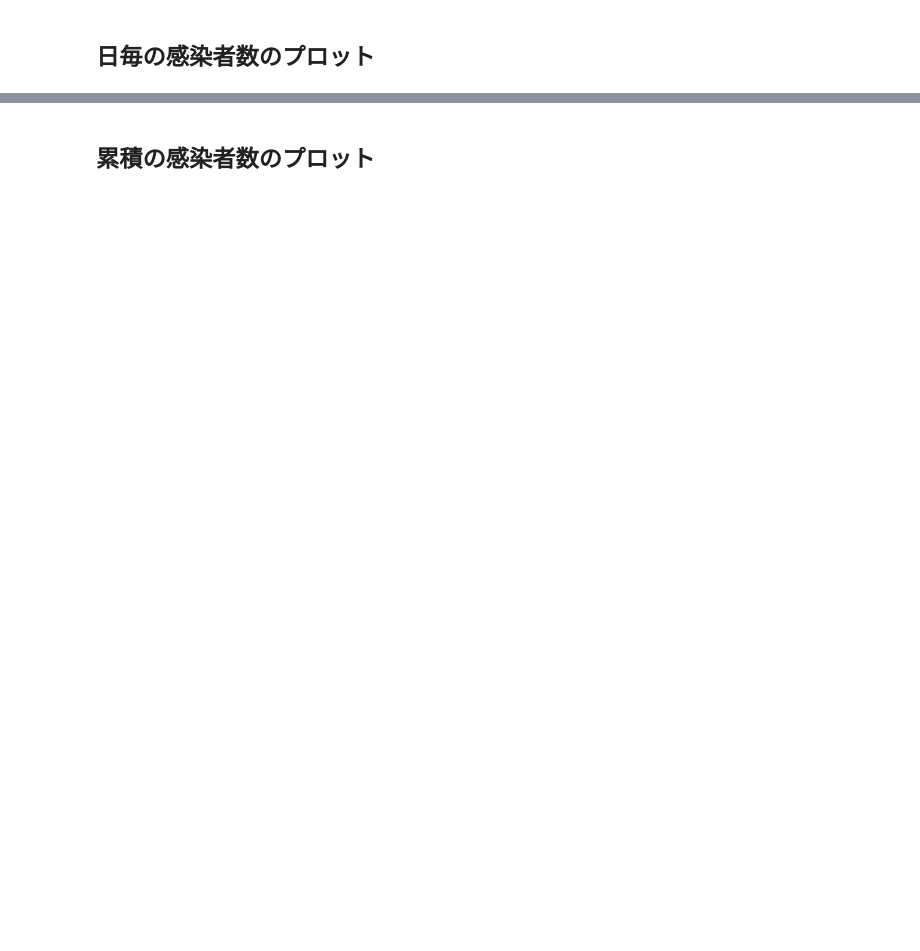
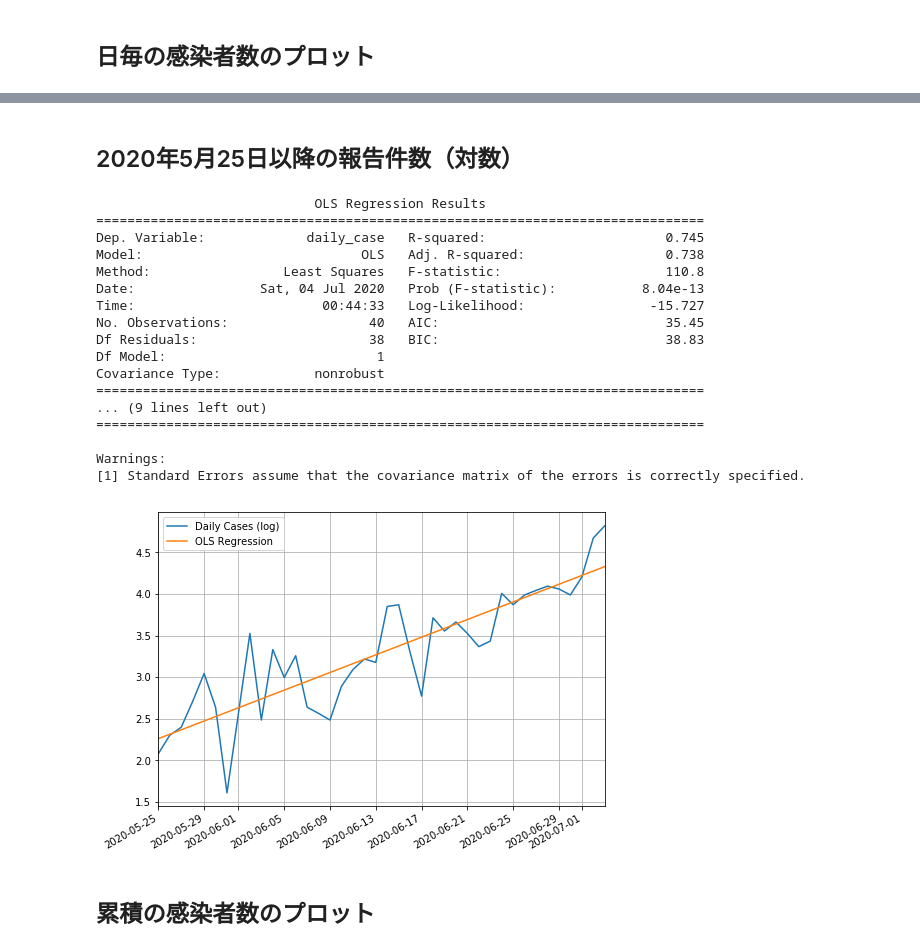
Before and after one commit to dgakane/covid19, a Jupyter notebook: nb/tokyo.ipynb, the cells around one changed output, grey strips where cells are left out. Drawn from its saved outputs; the diff is of its cells as text; code cells hidden in the pictures; blank space fills up the shorter version.

```diff
--- a/nb/tokyo.ipynb
+++ b/nb/tokyo.ipynb
@@ -115,3 +128,45 @@ plt.show()
+# %% [markdown]
+## 2020年5月25日以降の報告件数（対数）
+# %%
+import statsmodels.api as sm
+
+after_lifting = df_daily["2020-05-25":]
+
+y = np.log(after_lifting["daily_case"])
+x = range(len(y))
+x = sm.add_constant(x)
+
+model = sm.OLS(y,x)
+result = model.fit()
+print(result.summary())
+fig = plt.figure(figsize=(8.0, 6.0))
+ax = fig.add_subplot(111)
+ax.plot(y, label="Daily Cases (log)")
+result.fittedvalues.plot(label="OLS Regression")
+
+ax.legend()
+ax.grid()
+
+plt.show()
+# %% [output]
+                            OLS Regression Results
+==============================================================================
+Dep. Variable:             daily_case   R-squared:                       0.745
+Model:                            OLS   Adj. R-squared:                  0.738
+Method:                 Least Squares   F-statistic:                     110.8
+Date:                Sat, 04 Jul 2020   Prob (F-statistic):           8.04e-13
+Time:                        00:44:33   Log-Likelihood:                -15.727
+No. Observations:                  40   AIC:                             35.45
+Df Residuals:                      38   BIC:                             38.83
+Df Model:                           1
+Covariance Type:            nonrobust
+==============================================================================
+... (9 lines left out)
+==============================================================================
+
+Warnings:
+[1] Standard Errors assume that the covariance matrix of the errors is correctly specified.
+[figure, added]
 # %% [markdown]
 ## 累積の感染者数のプロット
 # %%
```
Also changed, not shown: parts of 10 cells of this notebook.
